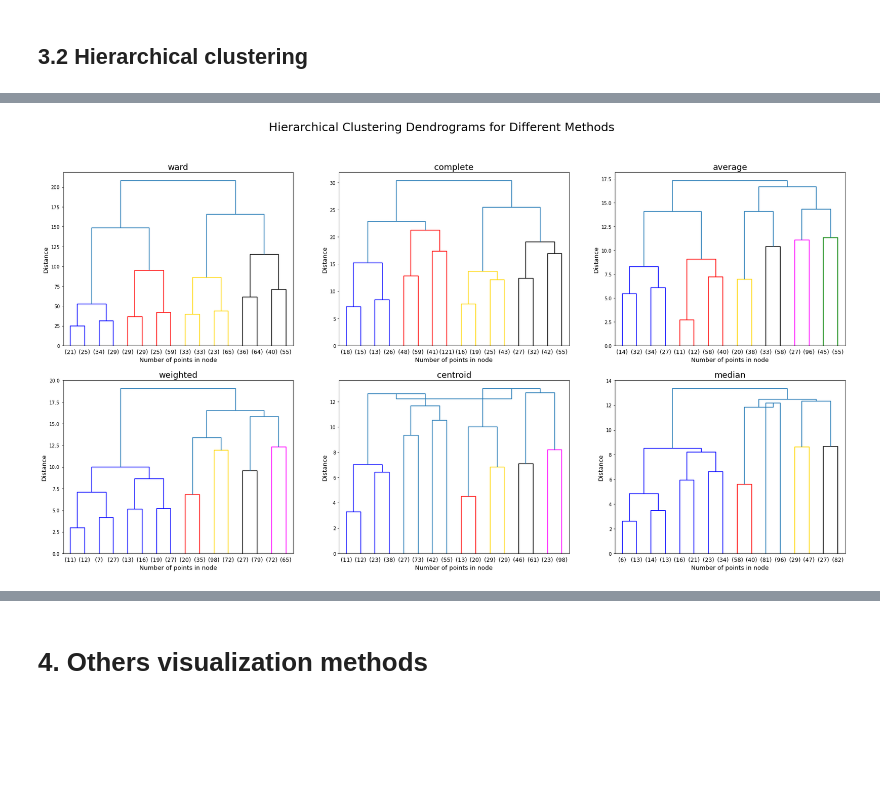
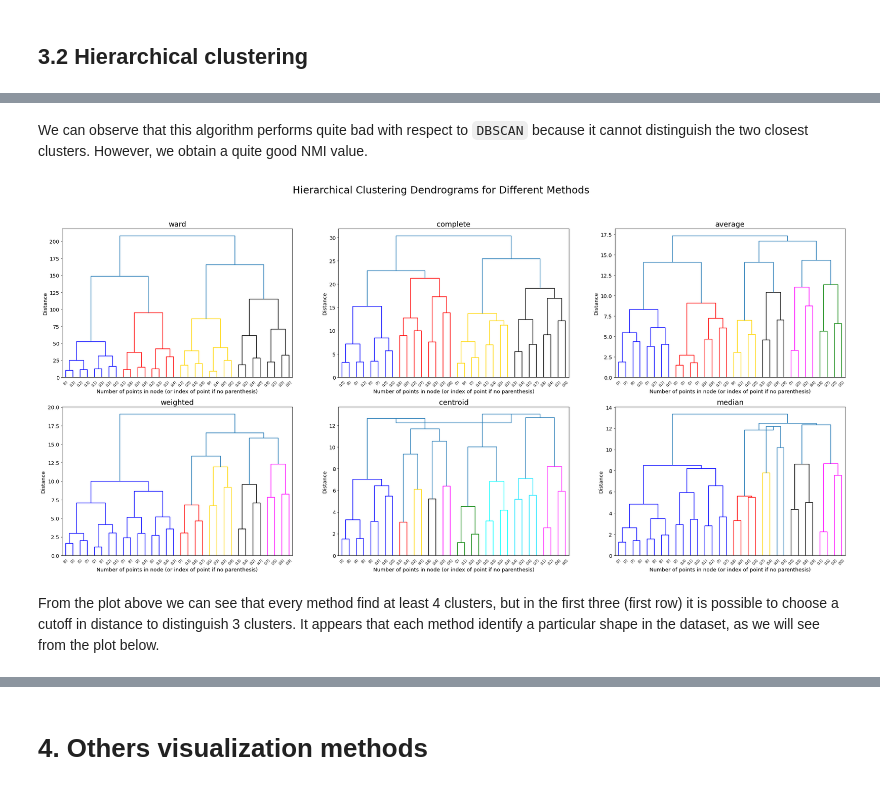
Before and after one commit to giuliadoda/LCP_mod_B, a Jupyter notebook: Ex2/group2406_exercise02.ipynb, the cells around one changed output, grey strips where cells are left out. Drawn from its saved outputs; the diff is of its cells as text; code cells hidden in the pictures; blank space fills up the shorter version.

```diff
--- a/Ex2/group2406_exercise02.ipynb
+++ b/Ex2/group2406_exercise02.ipynb
@@ -141,7 +165,7 @@ Time for the fit with perplexity = 32: 5.60 s
 # %%
 # visualization with different random initial states
 
-(fig, subplots) = plt.subplots(1,Np , figsize=(3*Np, 2.7))
+(fig, subplots) = plt.subplots(1, Np, figsize=(3*Np, 2.7))
 
 # list to store low dimensional data
 X_all = [None]
@@ -164,6 +188,7 @@ for i in range(5):
     t1 = time()
     print(f'Time for the fit with perplexity = {perplexity}: {t1-t0:.2f} s' )
     ax.set_title("Perplexity=%d" % perplexity)
+    ax.grid(True, linestyle='--')
     ax.scatter(Y[:, 0], Y[:, 1], c=y,cmap=mycmap)
     ax.tick_params(left=False,bottom=False)
     ax.xaxis.set_major_formatter(NullFormatter())
@@ -413,0 +523,28 @@ It can be seen from the plots above that the dimensional reducted dataset up to
+# %%
+# defining param for k means
+clust = 3
+maxiter = 500
+ninit =  np.arange(1,100,20)    # number of different initialization
+alg = ['lloyd', 'elkan']    # algorithm
+
+DIMY=len(ninit)
+DIMX=len(alg)
+# %%
+# plot
+fig, ax = plt.subplots(DIMX+1,DIMY,figsize=(25,15))
+
+i,j = 0,0
+nmi=1
+plotting_ax(X3D,y,ax[i,j])
+ax[i,j].set_title('True labels')
+for j in range(1,DIMY): fig.delaxes(ax[i,j])
+
+for i, a in enumerate(alg): # loops through kmeans param
+    for j, n in enumerate(ninit):
+        model = KMeans(n_clusters=clust, max_iter=maxiter, algorithm=a, n_init=n  )   # init the DBSCAN alg with the given parameter
+        model.fit(X3D)    # predict labels
+        y_hat = model.labels_   # y_hat = predicted label
+        plotting_ax(X3D,y_hat,ax[i+1,j])
+        nmi=NMI(y_true, y_hat)  # compute NMI
+        ax[i+1,j].set_title(f'n_init={n}, algs={a}, NMI={nmi:.3}')
+        ax[i+1,j].grid(True, linestyle='--')
@@ -418,7 +568,7 @@ from scipy.cluster.hierarchy import dendrogram, linkage, fcluster, set_link_colo
 # %%
 # level at which perform truncating in visualization
 # no more than level_thr levels are displayed
-level_thr = 3
+level_thr = 4
 
 # perform hierarchical clustering
 hierarchical_model = linkage(X3D, method='single')
@@ -427,9 +577,8 @@ hierarchical_model = linkage(X3D, method='single')
 plt.figure(figsize=(12,8))
 set_link_color_palette(cpalette)
 dendrogram(hierarchical_model, truncate_mode='level', p=level_thr)
-
-plt.title('Hierarchical Clustering Dendrogram with SINGLE method', fontsize=18)
-plt.xlabel('Number of points in node', fontsize=15)
-plt.ylabel('Distance', fontsize=15)
+plt.title('Hierarchical Clustering Dendrogram with SINGLE method')
+plt.xlabel('Number of points in node (or index of point if no parenthesis)')
+plt.ylabel('Distance')
 plt.show()
 # %% [output]
@@ -437,26 +611,30 @@ plt.show()
+# %% [markdown]
+We can observe that this algorithm performs quite bad with respect to `DBSCAN` because it cannot distinguish the two closest clusters. However, we obtain a quite good NMI value.
 # %%
 # now we try different methods for hierarchical clustering
 h_methods = ['ward', 'complete', 'average', 'weighted', 'centroid', 'median']
 
-fig, ax = plt.subplots(nrows=2, ncols=3, figsize=(30,15))
+fig, ax = plt.subplots(nrows=2, ncols=3, figsize=(35,15))
 fig.suptitle('Hierarchical Clustering Dendrograms for Different Methods', fontsize=25)
 
 h_linkage_matrixes = []
 
 # perform hierarchical clustering for every method
 for i,m in enumerate(h_methods):
     row = i // 3
     col = i % 3
     # clustering
     hm = linkage(X3D, method=m)
     h_linkage_matrixes.append(hm)
     # display dendrogram
     set_link_color_palette(cpalette)
     dendrogram(hm, truncate_mode='level', p=level_thr, ax=ax[row][col])
     ax[row][col].set_title(m, fontsize=18)
-    ax[row][col].set_xlabel('Number of points in node', fontsize=13)
+    ax[row][col].set_xlabel('Number of points in node (or index of point if no parenthesis)', fontsize=13)
     ax[row][col].set_ylabel('Distance', fontsize=13)
 plt.show()
 # %% [output]
-[figure, old version]
+[figure, new version]
+# %% [markdown]
+From the plot above we can see that every method find at least 4 clusters, but in the first three (first row) it is possible to choose a cutoff in distance to distinguish 3 clusters. It appears that each method identify a particular shape in the dataset, as we will see from the plot below.
 # %%
```
Also changed, not shown: parts of 34 cells of this notebook.
